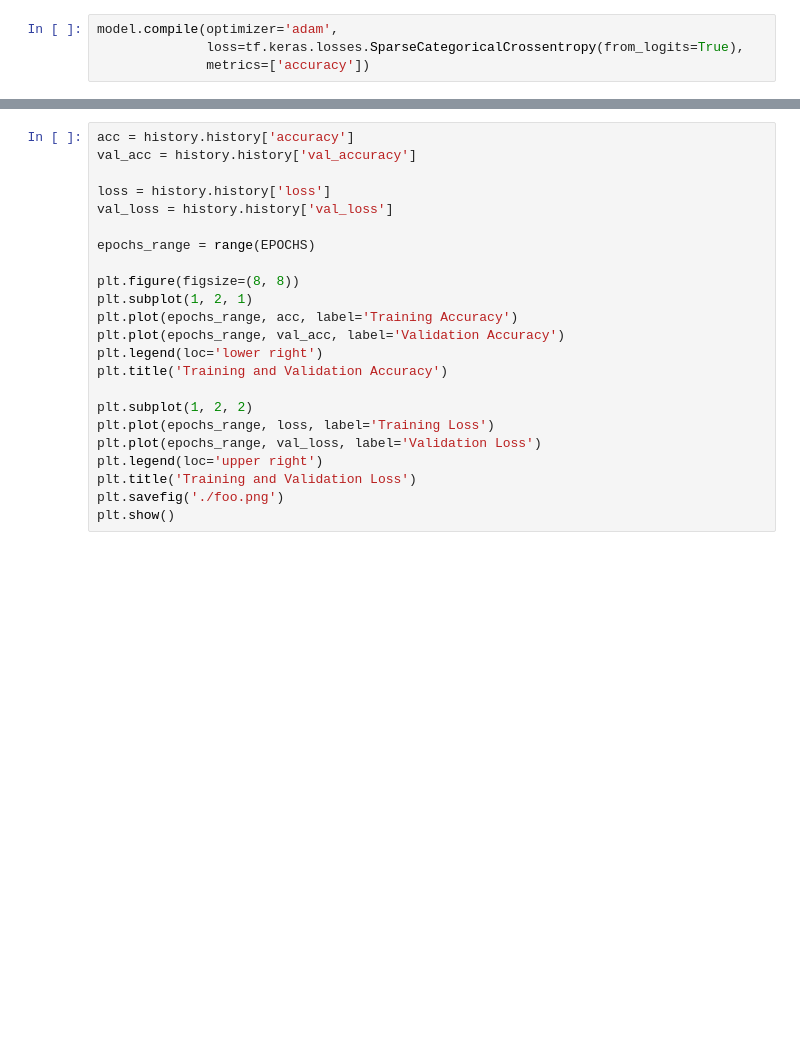
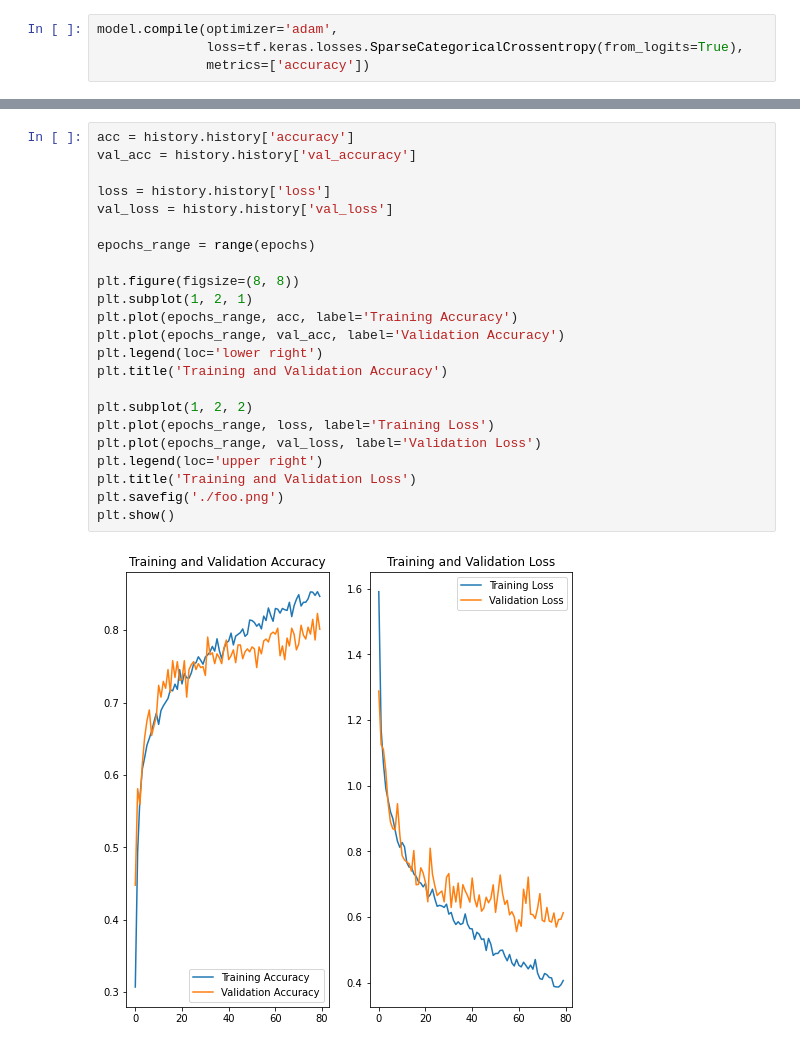
Before and after one commit to xuziyue/tensorflow-models, a Jupyter notebook: cnn_flowers.ipynb, the cells around one changed output, grey strips where cells are left out. Cells and saved outputs as stored; diff of their text form; blank space fills up the shorter version.

Commit message:
epoch 100

```diff
--- a/cnn_flowers.ipynb
+++ b/cnn_flowers.ipynb
@@ -164,23 +186,25 @@ KeyboardInterrupt: ignored
 # %%
 acc = history.history['accuracy']
 val_acc = history.history['val_accuracy']
 
 loss = history.history['loss']
 val_loss = history.history['val_loss']
 
-epochs_range = range(EPOCHS)
+epochs_range = range(epochs)
 
 plt.figure(figsize=(8, 8))
 plt.subplot(1, 2, 1)
 plt.plot(epochs_range, acc, label='Training Accuracy')
 plt.plot(epochs_range, val_acc, label='Validation Accuracy')
 plt.legend(loc='lower right')
 plt.title('Training and Validation Accuracy')
 
 plt.subplot(1, 2, 2)
 plt.plot(epochs_range, loss, label='Training Loss')
 plt.plot(epochs_range, val_loss, label='Validation Loss')
 plt.legend(loc='upper right')
 plt.title('Training and Validation Loss')
 plt.savefig('./foo.png')
 plt.show()
+# %% [output]
+[figure, added]
```
Also changed, not shown: parts of 4 cells of this notebook.
